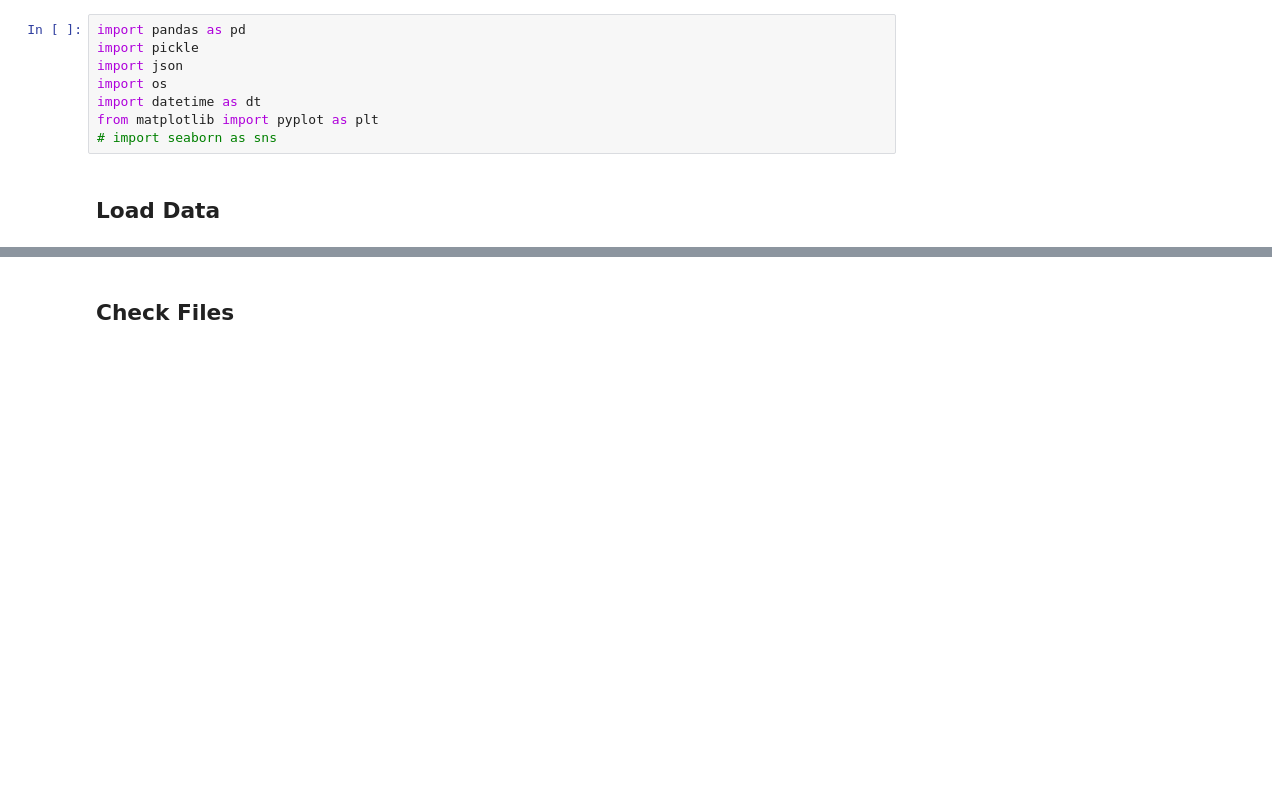
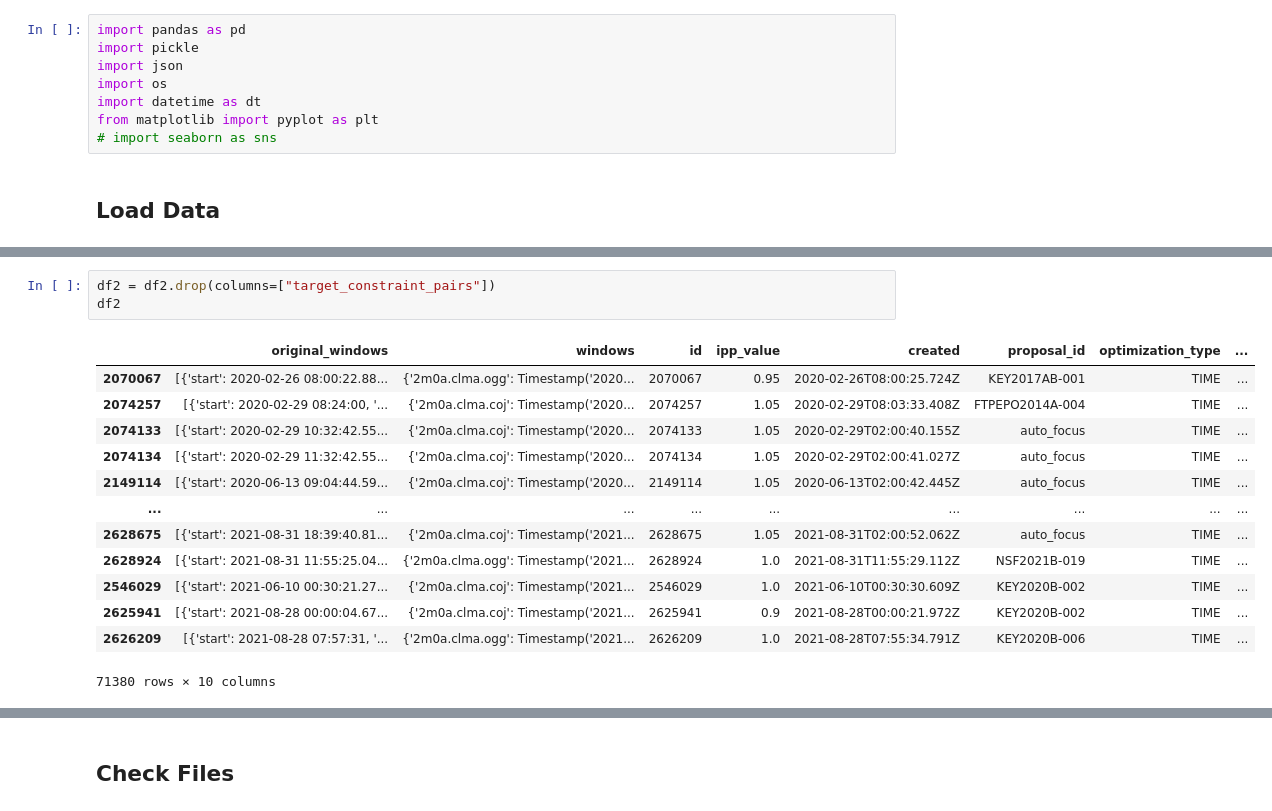
Before and after one commit to elliott-fogg/custom_scheduler, a Jupyter notebook: __ANALYSIS_all_data.ipynb, the cells around one changed output, grey strips where cells are left out. Saved outputs shown, nothing was run; the diff lists cells and outputs as text; blank space fills up the shorter version.

```diff
--- a/__ANALYSIS_all_data.ipynb
+++ b/__ANALYSIS_all_data.ipynb
@@ -31,0 +80,17 @@ df
+# %%
+df2 = df2.drop(columns=["target_constraint_pairs"])
+df2
+# %% [output]
+|  | original_windows | windows | id | ipp_value | created | proposal_id | optimization_type | ... |
+| 2070067 | [{'start': 2020-02-26 08:00:22.88... | {'2m0a.clma.ogg': Timestamp('2020... | 2070067 | 0.95 | 2020-02-26T08:00:25.724Z | KEY2017AB-001 | TIME | ... |
+| 2074257 | [{'start': 2020-02-29 08:24:00, '... | {'2m0a.clma.coj': Timestamp('2020... | 2074257 | 1.05 | 2020-02-29T08:03:33.408Z | FTPEPO2014A-004 | TIME | ... |
+| 2074133 | [{'start': 2020-02-29 10:32:42.55... | {'2m0a.clma.coj': Timestamp('2020... | 2074133 | 1.05 | 2020-02-29T02:00:40.155Z | auto_focus | TIME | ... |
+| 2074134 | [{'start': 2020-02-29 11:32:42.55... | {'2m0a.clma.coj': Timestamp('2020... | 2074134 | 1.05 | 2020-02-29T02:00:41.027Z | auto_focus | TIME | ... |
+| 2149114 | [{'start': 2020-06-13 09:04:44.59... | {'2m0a.clma.coj': Timestamp('2020... | 2149114 | 1.05 | 2020-06-13T02:00:42.445Z | auto_focus | TIME | ... |
+| ... | ... | ... | ... | ... | ... | ... | ... | ... |
+| 2628675 | [{'start': 2021-08-31 18:39:40.81... | {'2m0a.clma.coj': Timestamp('2021... | 2628675 | 1.05 | 2021-08-31T02:00:52.062Z | auto_focus | TIME | ... |
+| 2628924 | [{'start': 2021-08-31 11:55:25.04... | {'2m0a.clma.ogg': Timestamp('2021... | 2628924 | 1.0 | 2021-08-31T11:55:29.112Z | NSF2021B-019 | TIME | ... |
+| 2546029 | [{'start': 2021-06-10 00:30:21.27... | {'2m0a.clma.coj': Timestamp('2021... | 2546029 | 1.0 | 2021-06-10T00:30:30.609Z | KEY2020B-002 | TIME | ... |
+| 2625941 | [{'start': 2021-08-28 00:00:04.67... | {'2m0a.clma.coj': Timestamp('2021... | 2625941 | 0.9 | 2021-08-28T00:00:21.972Z | KEY2020B-002 | TIME | ... |
+| 2626209 | [{'start': 2021-08-28 07:57:31, '... | {'2m0a.clma.ogg': Timestamp('2021... | 2626209 | 1.0 | 2021-08-28T07:55:34.791Z | KEY2020B-006 | TIME | ... |
+71380 rows × 10 columns
```
Also changed, not shown: parts of 9 cells of this notebook, 2 other files.
